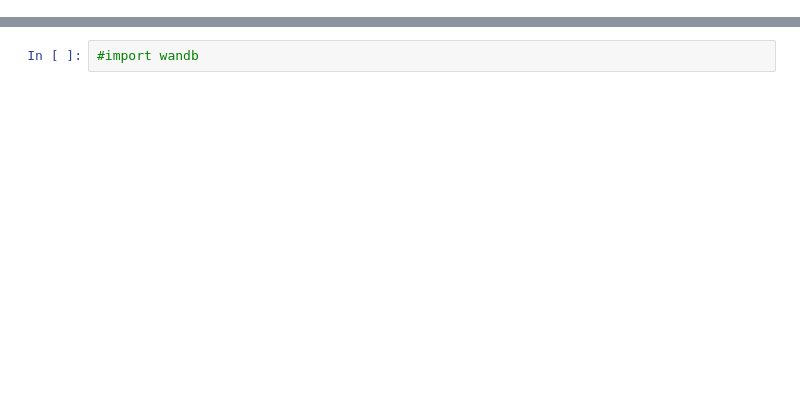
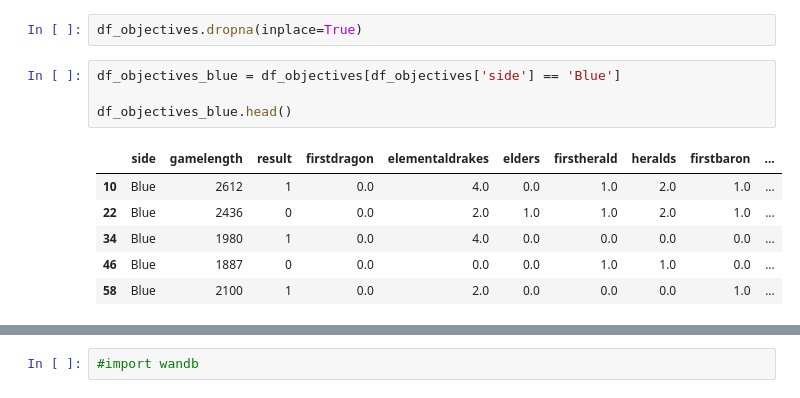
Before and after one commit to LukasGadeMEA20/ML-For-Beginners, a Jupyter notebook: MiniProject/MiniProject.ipynb, the cells around one changed output, grey strips where cells are left out. Saved outputs shown, nothing was run; the diff lists cells and outputs as text; blank space fills up the shorter version.

```diff
--- a/MiniProject/MiniProject.ipynb
+++ b/MiniProject/MiniProject.ipynb
@@ -33,0 +72,13 @@ df.head()
+# %%
+df_objectives.dropna(inplace=True)
+# %%
+df_objectives_blue = df_objectives[df_objectives['side'] == 'Blue']
+
+df_objectives_blue.head()
+# %% [output]
+|  | side | gamelength | result | firstdragon | elementaldrakes | elders | firstherald | heralds | firstbaron | ... |
+| 10 | Blue | 2612 | 1 | 0.0 | 4.0 | 0.0 | 1.0 | 2.0 | 1.0 | ... |
+| 22 | Blue | 2436 | 0 | 0.0 | 2.0 | 1.0 | 1.0 | 2.0 | 1.0 | ... |
+| 34 | Blue | 1980 | 1 | 0.0 | 4.0 | 0.0 | 0.0 | 0.0 | 0.0 | ... |
+| 46 | Blue | 1887 | 0 | 0.0 | 0.0 | 0.0 | 1.0 | 1.0 | 0.0 | ... |
+| 58 | Blue | 2100 | 1 | 0.0 | 2.0 | 0.0 | 0.0 | 0.0 | 1.0 | ... |
```
Also changed, not shown: parts of 12 cells of this notebook.
